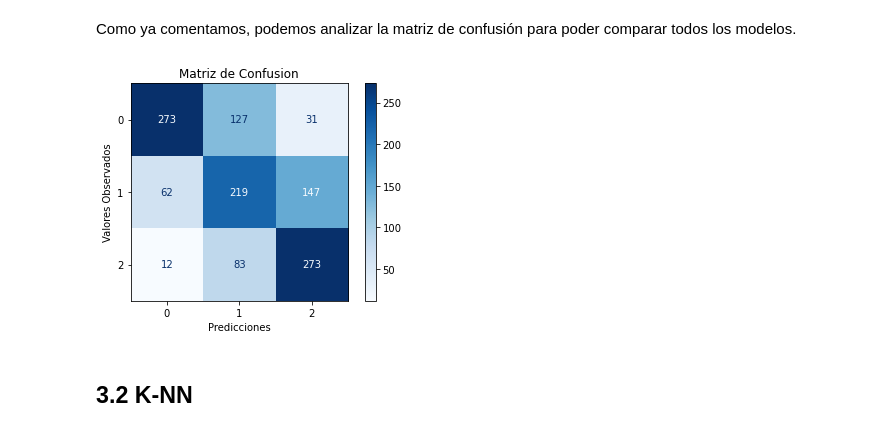
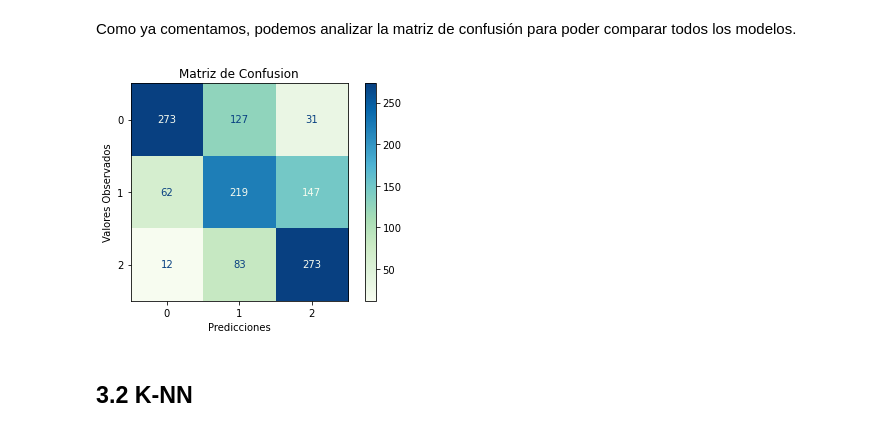
Before and after one commit to sofiamacein/Airbnb_Proyecto, a Jupyter notebook: Airbnb_MODELS.ipynb, the cells around one changed output. Saved outputs shown, nothing was run; the diff lists cells and outputs as text; code cells hidden in the pictures.

```diff
--- a/Airbnb_MODELS.ipynb
+++ b/Airbnb_MODELS.ipynb
@@ -252,22 +252,22 @@ Como ya comentamos, podemos analizar la matriz de confusión para poder comparar
 # %%
 # Matriz de confusion
 y_pred_clas = pd.cut(y_pred.flatten(), bins=bins, labels=False)
 
 # Grafico
 mc_reg = confusion_matrix(y_test_clas, y_pred_clas)
 disp = ConfusionMatrixDisplay(confusion_matrix=mc_reg)
-disp.plot(cmap='Blues', colorbar=True)
+disp.plot(cmap='GnBu')
 
 plt.title('Matriz de Confusion')
 plt.xlabel('Predicciones')
 plt.ylabel('Valores Observados')
 
 plt.show()
 
 # Almacenamiento de metricas
 mc['LReg'] = mc_reg
 # %% [output]
-[figure, old version]
+[figure, new version]
 # %% [markdown]
 ## 3.2 K-NN
 # %% [markdown]
```
Also changed, not shown: parts of 39 cells of this notebook.
